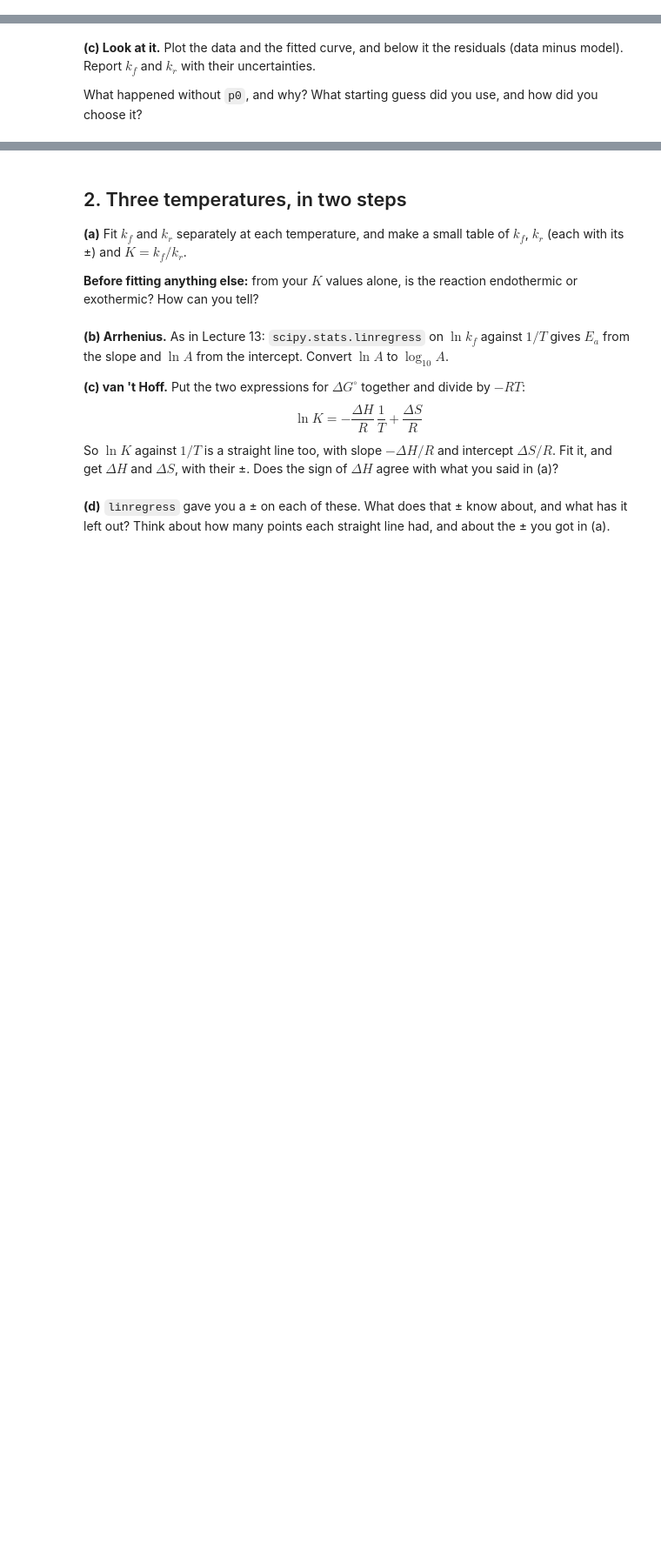
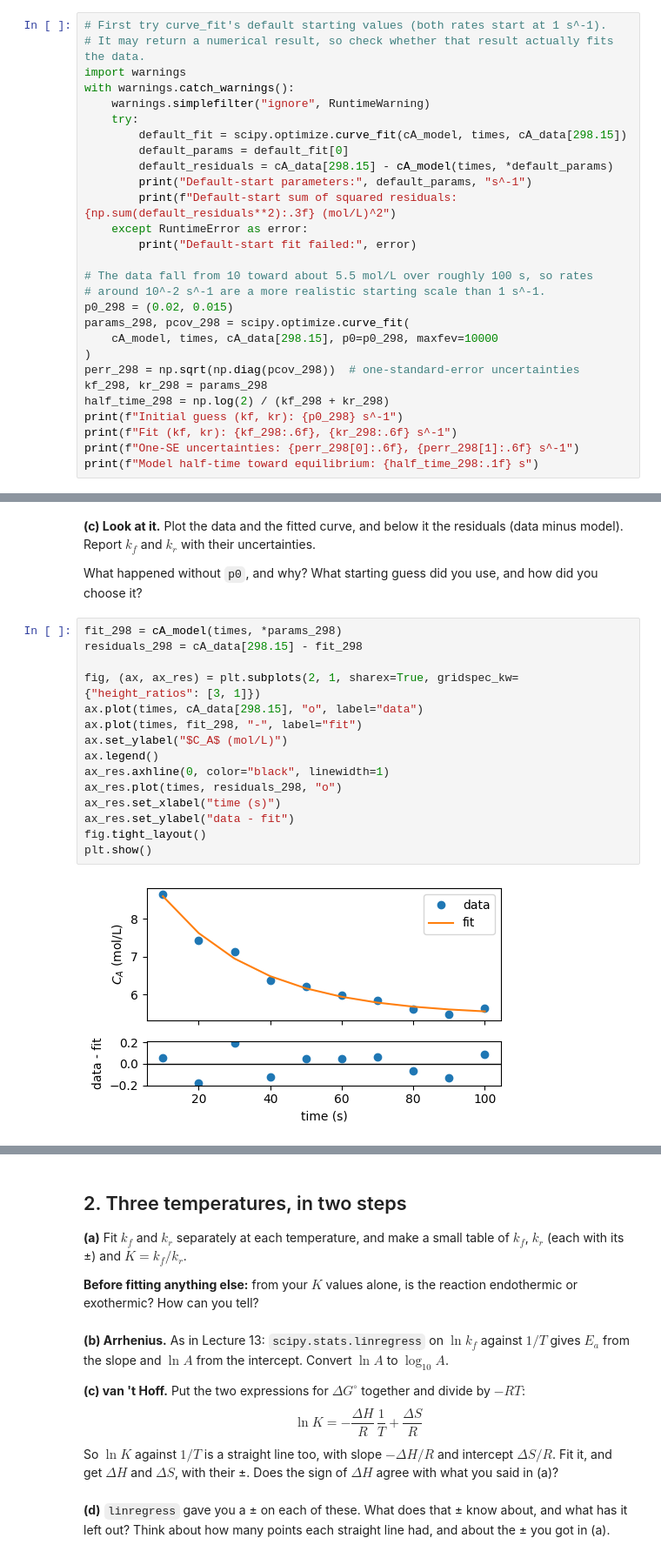
Before and after one commit to Benuloh99/parameter-estimation, a Jupyter notebook: batch-reactor-regression.ipynb, the cells around one changed output, grey strips where cells are left out. Shown at 87% size. Cells and saved outputs as stored; diff of their text form; blank space fills up the shorter version.

Commit message:
Task 1: implement and fit the batch reactor model

```diff
--- a/batch-reactor-regression.ipynb
+++ b/batch-reactor-regression.ipynb
@@ -96,3 +129,31 @@ It may fail with an error from deep inside SciPy, or it may appear to succeed. E
 find out what happened: print and plot what came back, or what `cA_model` returns
 at `curve_fit`'s default starting point. Then give it a starting guess you can justify
 from the data. Roughly how long does $C_A$ take to get halfway to where it ends up?
+# %%
+# First try curve_fit's default starting values (both rates start at 1 s^-1).
+# It may return a numerical result, so check whether that result actually fits the data.
+import warnings
+with warnings.catch_warnings():
+    warnings.simplefilter("ignore", RuntimeWarning)
+    try:
+        default_fit = scipy.optimize.curve_fit(cA_model, times, cA_data[298.15])
+        default_params = default_fit[0]
+        default_residuals = cA_data[298.15] - cA_model(times, *default_params)
+        print("Default-start parameters:", default_params, "s^-1")
+        print(f"Default-start sum of squared residuals: {np.sum(default_residuals**2):.3f} (mol/L)^2")
+    except RuntimeError as error:
+        print("Default-start fit failed:", error)
+
+# The data fall from 10 toward about 5.5 mol/L over roughly 100 s, so rates
+# around 10^-2 s^-1 are a more realistic starting scale than 1 s^-1.
+p0_298 = (0.02, 0.015)
+params_298, pcov_298 = scipy.optimize.curve_fit(
+    cA_model, times, cA_data[298.15], p0=p0_298, maxfev=10000
+)
+perr_298 = np.sqrt(np.diag(pcov_298))  # one-standard-error uncertainties
+kf_298, kr_298 = params_298
+half_time_298 = np.log(2) / (kf_298 + kr_298)
+print(f"Initial guess (kf, kr): {p0_298} s^-1")
+print(f"Fit (kf, kr): {kf_298:.6f}, {kr_298:.6f} s^-1")
+print(f"One-SE uncertainties: {perr_298[0]:.6f}, {perr_298[1]:.6f} s^-1")
+print(f"Model half-time toward equilibrium: {half_time_298:.1f} s")
@@ -102,4 +170,21 @@ from the data. Roughly how long does $C_A$ take to get halfway to where it ends
 
 What happened without `p0`, and why? What starting guess did you use, and how did you
 choose it?
+# %%
+fit_298 = cA_model(times, *params_298)
+residuals_298 = cA_data[298.15] - fit_298
+
+fig, (ax, ax_res) = plt.subplots(2, 1, sharex=True, gridspec_kw={"height_ratios": [3, 1]})
+ax.plot(times, cA_data[298.15], "o", label="data")
+ax.plot(times, fit_298, "-", label="fit")
+ax.set_ylabel("$C_A$ (mol/L)")
+ax.legend()
+ax_res.axhline(0, color="black", linewidth=1)
+ax_res.plot(times, residuals_298, "o")
+ax_res.set_xlabel("time (s)")
+ax_res.set_ylabel("data - fit")
+fig.tight_layout()
+plt.show()
+# %% [output]
+[figure, added]
 # %% [markdown]
```
Also changed, not shown: parts of 5 cells of this notebook, 1 other file.
